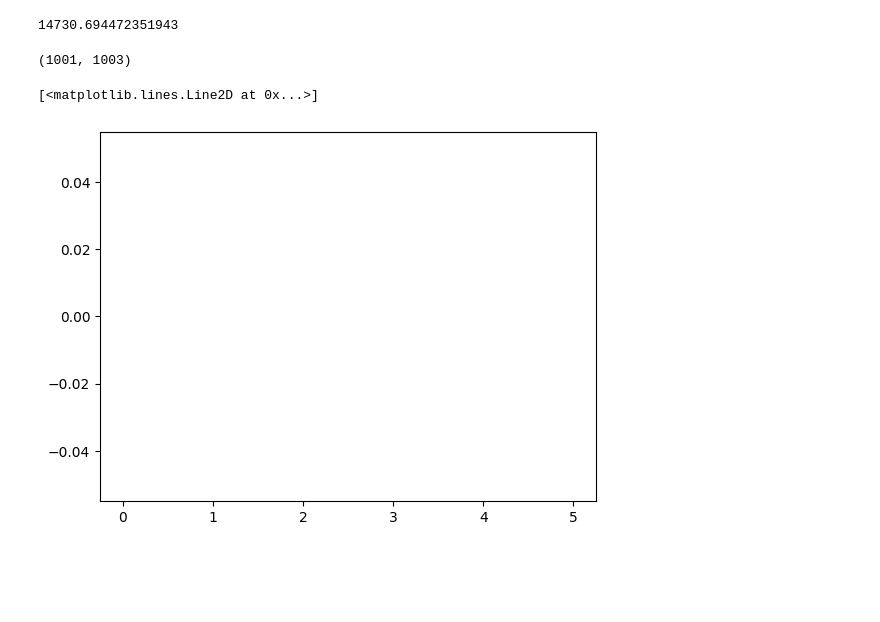
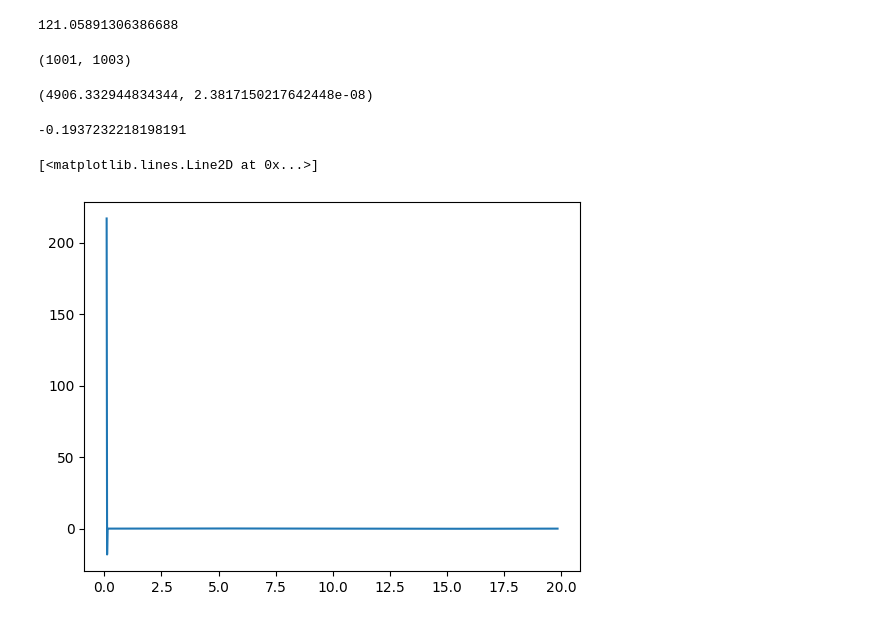
Before and after one commit to SpaceZeroed/Direc_Pipe, a Jupyter notebook: dynamic.ipynb, the cells around one changed output. Saved outputs shown, nothing was run; the diff lists cells and outputs as text; code cells hidden in the pictures; blank space fills up the shorter version.

```diff
--- a/dynamic.ipynb
+++ b/dynamic.ipynb
@@ -9,45 +9,60 @@ import math
 # %%
 N = 1000 # пространственные узлы
 M = 1000 # временные узлы
-l = 5 # длина стержня
+l = 20 # длина стержня
 hx = l/N
-T = 10 # максимальное время
+T = 1 # максимальное время
 ht = T/M
-x_num = np.linspace(0,l,N+1)
+x_num = np.linspace(-hx,l,N+3)
 t_num = np.linspace(0,T,M+1)
 # %%
-m = 10
-q = m * 9.81
+m = 100
+q = m * 9.8
 alpha = 0.1
-P = 1e5
+
 E = 2.06 * 10**11
-Jx = np.pi * 0.05**4 / 64 * (1 - 0.04**4 / 0.05**4)
+Jx = np.pi * 0.05**4 / 64 * (1 - 0.049**4 / 0.05**4)
+#Jx = 1/E
 P_cr = np.pi**2 * E * Jx / l**2
+P = 4*P_cr
+k = np.sqrt(P/(E*Jx))
 print(P_cr)
 # %% [output]
-14730.694472351943
+121.05891306386688
 # %%
 y = np.zeros((M+1,N+3)) # сетка имеет два технических доп узла, слева и справа( для удобства расчётов)
-y[0,:] = 0 # init conds
-y[1,:] = 0 # init conds
+y[0,:] = 0.1*np.sin(k*x_num) # init conds
+y[1,:] = 0.1*np.sin(k*x_num) # init conds
 y[:,1] = 0 # bc conds
 y[:,N+1] = 0 # bc conds
 y.shape
 # %% [output]
 (1001, 1003)
+# %%
+E*Jx, Jx
+# %% [output]
+(4906.332944834344, 2.3817150217642448e-08)
 # %%
 for i in range(2,M+1):
     for j in range(2,N+1):
-        y[i,j] = ((2*q*hx**4 + 4*P*(y[i-1,j+1]-2*y[i-1,j]+y[i-1,j-1])*hx**2
+        y[i,j] = ((2*q*hx**4 - 2*P*(y[i-1,j+1]-2*y[i-1,j]+y[i-1,j-1])*hx**2
                    - 2*E*Jx*(y[i-1,j+2]-4*y[i-1,j+1]+6*y[i-1,j]-4*y[i-1,j-1]+y[i-1,j-2]))*ht**2
                    + alpha*y[i-2,j]*ht*hx**4 + 4*hx**4*m*(y[i-1,j]-y[i-1,j-1]/2))/ (hx**4*(alpha*ht+2*m))
+        #print((2*q*hx**4 - 2*P*(y[i-1,j+1]-2*y[i-1,j]+y[i-1,j-1])*hx**2)*ht**2/ (hx**4*(alpha*ht+2*m)),end="  ")
+        #print(- 2*E*Jx*(y[i-1,j+2]-4*y[i-1,j+1]+6*y[i-1,j]-4*y[i-1,j-1]+y[i-1,j-2])*ht**2/ (hx**4*(alpha*ht+2*m)),end="  ")
+        #print(alpha*y[i-2,j]*ht*hx**4 + 4*hx**4*m*(y[i-1,j]-y[i-1,j-1]/2)/ (hx**4*(alpha*ht+2*m)),end="\n\n")
         if j==2:
-            y[i,0] = y[i,j]
+            y[i,0] = -y[i,j]
         if j==N:
-            y[i,N+2] = y[i,j]
+            y[i,N+2] = -y[i,j]
+    #print(y[i])
 ans = y[:,1:N+2]
+# %%
+print(y[2,N-1])
+# %% [output]
+-0.1937232218198191
 # %%
-plt.plot(x_num,ans[900])
+plt.plot(x_num[6:-8],ans[4,5:N-6])
 # %% [output]
 [<matplotlib.lines.Line2D at 0x...>]
-[figure, old version]
+[figure, new version]
```
Also changed, not shown: 4 other files.
